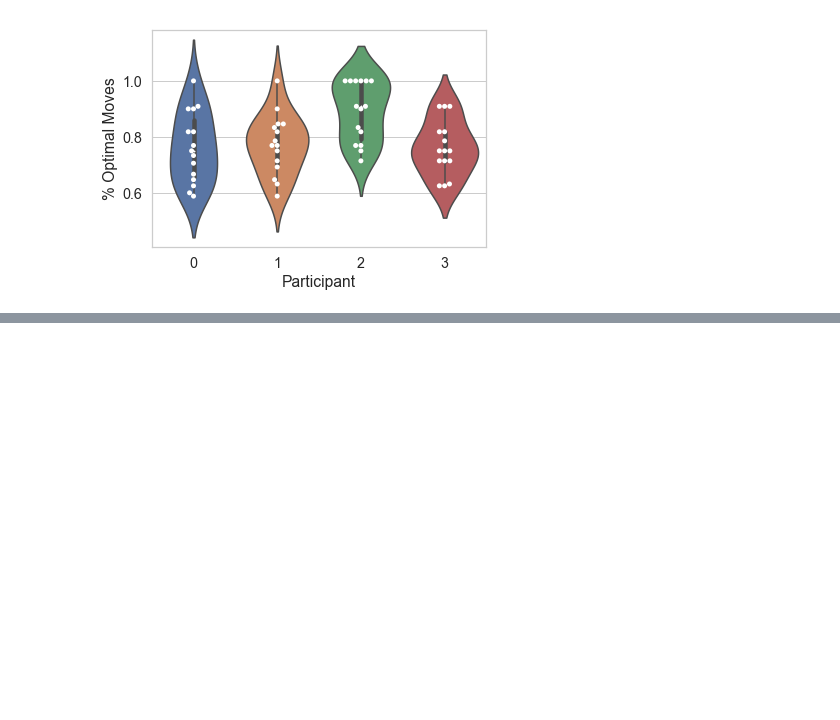
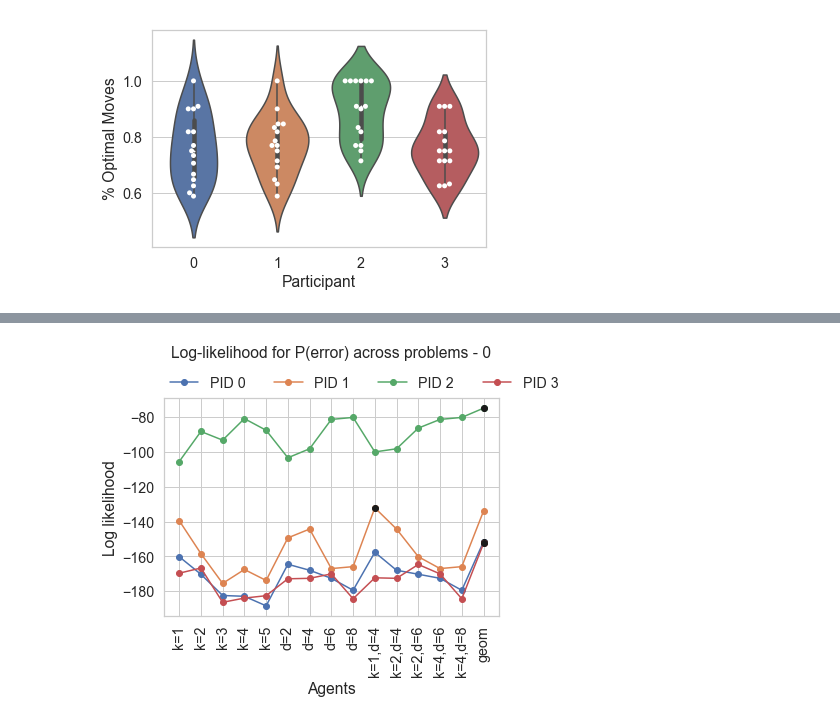
Before and after one commit to fredcallaway/multigoals, a Jupyter notebook: analysis/main.ipynb, the cells around one changed output, grey strips where cells are left out. Cells and saved outputs as stored; diff of their text form; code cells hidden in the pictures; blank space fills up the shorter version.

Commit message:
Various updates to model fitting.

```diff
--- a/analysis/main.ipynb
+++ b/analysis/main.ipynb
@@ -305,0 +166,2 @@ array([[0.9       , 0.9       , 1.        , 0.75      ],
+# %%
+goals_with_clearing = model.make_goals(unique_problems_5block[0])
@@ -561,0 +613,14 @@ for tick in ax.get_xticklabels():
+# %%
+# Comparing new model fits to old
+
+pid = list(model_inputs.keys())[0]#'k=2a'
+print('pid', pid)
+i = model_inputs[pid]
+fits = _fit_models(arbitrary_problem, agent_names, i['model_p'], i['rand_p'])
+for k, fit in fits.items():
+    print(k, fit)
+print()
+# Now sanity checking against old code...
+for agent_idx in agent_idxs:
+    name, _ = agents[agent_idx]
+    print(name, model.fit_epsilon_greedy_model(i['model_p'][agent_idx, :], i['rand_p']))
@@ -561,0 +645,36 @@ for tick in ax.get_xticklabels():
+# %%
+# parameter recovery
+
+sns.set_style("whitegrid")
+
+agent_names_for_plot = agent_names + ['geom']
+
+for pids in [
+    sorted(curr_df.pid.unique()),
+
+    # works with newer code
+    #[name for name, _ in generating_agents[idx:idx+len(letters)]]
+    #for idx in range(0, len(generating_agents), len(letters))
+]:
+    f, ax = plt.subplots()
+
+    #names = [name for name, _ in agents]
+    for pid in pids:
+        i = model_inputs[pid]
+        fits = _fit_models(arbitrary_problem, agent_names, i['model_p'], i['rand_p'])
+        ll = [fits[name]['logp'] for name in agent_names_for_plot]
+        #ll = [subject_p_err[pid, name]['logp'] for name in names]
+        ax.plot(agent_names_for_plot, ll, '-o', label=f'PID {pid}')
+        max_agent = np.argmax(ll)
+        max_dot = ax.plot(agent_names_for_plot[max_agent], ll[max_agent], 'o', c='k')
+
+    ax.legend(loc='lower left', bbox_to_anchor= (0.0, 1.01), ncol=4,
+                borderaxespad=0, frameon=False)
+
+    ax.set_title(f'Log-likelihood for P(error) across problems - {list(pids)[0]}\n\n')
+    ax.set_xlabel('Agents')
+    ax.set_ylabel('Log likelihood')
+    for tick in ax.get_xticklabels():
+        tick.set_rotation(90)
+# %% [output]
+[figure, added]
```
Also changed, not shown: parts of 28 cells of this notebook, 1 other file.
